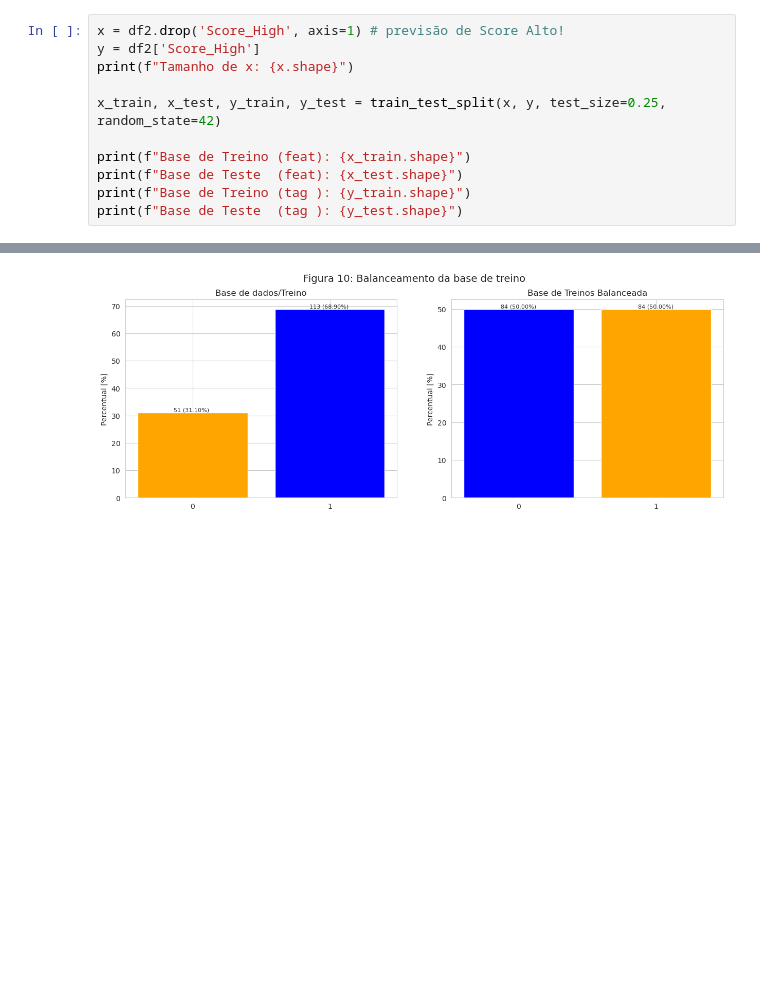
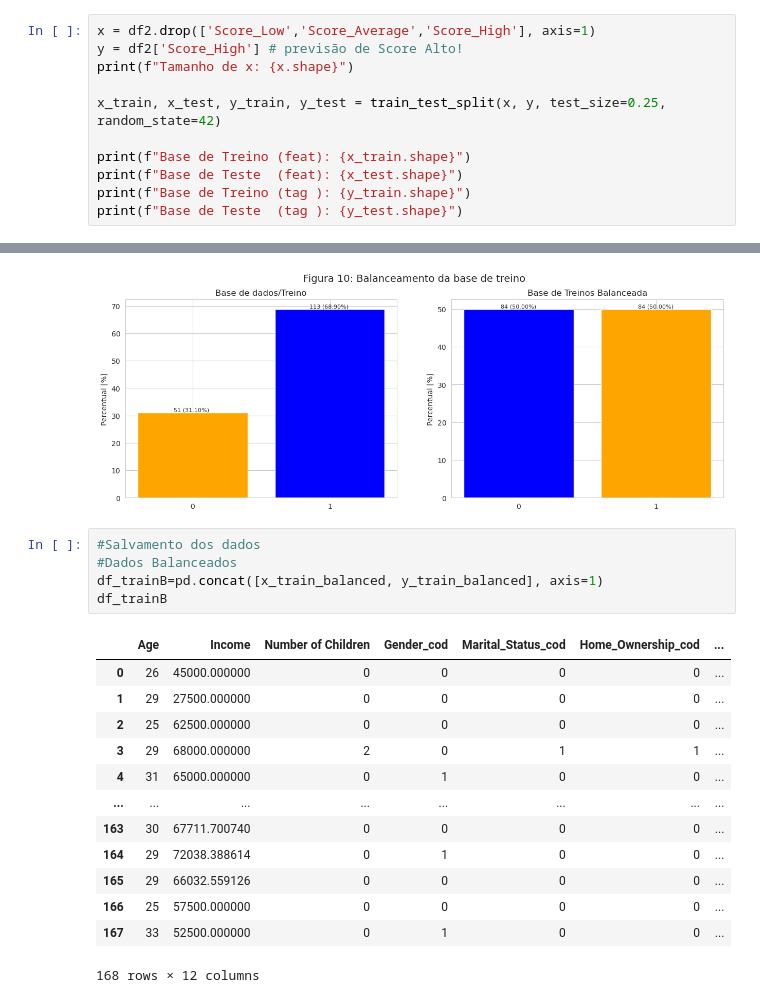
Before and after one commit to albertoakel/EBAC, a Jupyter notebook: notebook/Atividade_modulo17_Projeto_credit_score_Albertoakel.ipynb, the cells around one changed output, grey strips where cells are left out. Drawn from its saved outputs; the diff is of its cells as text; blank space fills up the shorter version.

```diff
--- a/notebook/Atividade_modulo17_Projeto_credit_score_Albertoakel.ipynb
+++ b/notebook/Atividade_modulo17_Projeto_credit_score_Albertoakel.ipynb
@@ -929,6 +919,6 @@ plt.show()
 # %%
-x = df2.drop('Score_High', axis=1) # previsão de Score Alto!
-y = df2['Score_High']
+x = df2.drop(['Score_Low','Score_Average','Score_High'], axis=1)
+y = df2['Score_High'] # previsão de Score Alto!
 print(f"Tamanho de x: {x.shape}")
 
 x_train, x_test, y_train, y_test = train_test_split(x, y, test_size=0.25, random_state=42)
@@ -983,3 +973,22 @@ for i in range(2):
     ax[1].text(B1.index[i], B1.values[i] , f'{B1c.values[i]} ({B1.values[i]:.2f}%)', ha='center', va='bottom', fontsize=8)
 # %% [output]
 [figure]
+# %%
+#Salvamento dos dados
+#Dados Balanceados
+df_trainB=pd.concat([x_train_balanced, y_train_balanced], axis=1)
+df_trainB
+# %% [output]
+|  | Age | Income | Number of Children | Gender_cod | Marital_Status_cod | Home_Ownership_cod | ... |
+| 0 | 26 | 45000.000000 | 0 | 0 | 0 | 0 | ... |
+| 1 | 29 | 27500.000000 | 0 | 0 | 0 | 0 | ... |
+| 2 | 25 | 62500.000000 | 0 | 0 | 0 | 0 | ... |
+| 3 | 29 | 68000.000000 | 2 | 0 | 1 | 1 | ... |
+| 4 | 31 | 65000.000000 | 0 | 1 | 0 | 0 | ... |
+| ... | ... | ... | ... | ... | ... | ... | ... |
+| 163 | 30 | 67711.700740 | 0 | 0 | 0 | 0 | ... |
+| 164 | 29 | 72038.388614 | 0 | 1 | 0 | 0 | ... |
+| 165 | 29 | 66032.559126 | 0 | 0 | 0 | 0 | ... |
+| 166 | 25 | 57500.000000 | 0 | 0 | 0 | 0 | ... |
+| 167 | 33 | 52500.000000 | 0 | 1 | 0 | 0 | ... |
+168 rows × 12 columns
```
Also changed, not shown: parts of 8 cells of this notebook, 2 other files.
